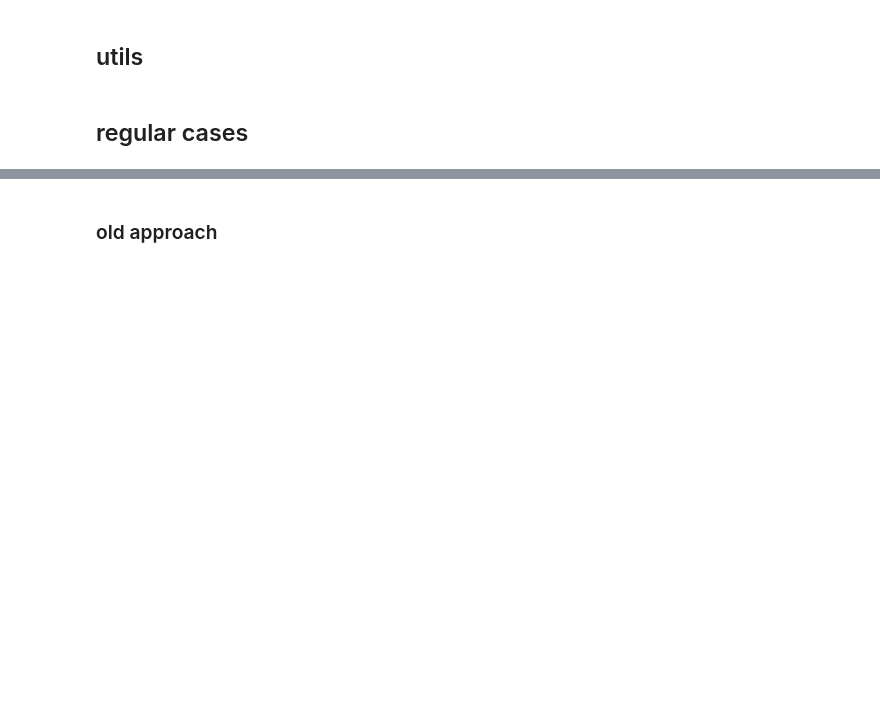
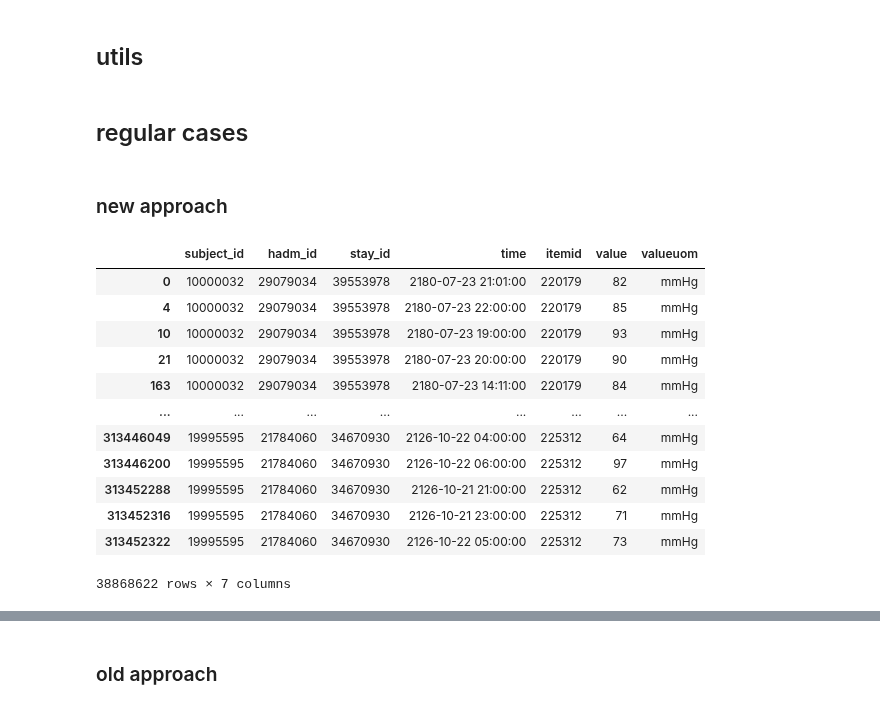
Before and after one commit to oldsandiaz/mimicclif, a Jupyter notebook: code/mimic-to-clif.ipynb, the cells around one changed output, grey strips where cells are left out. Drawn from its saved outputs; the diff is of its cells as text; code cells hidden in the pictures; blank space fills up the shorter version.

```diff
--- a/code/mimic-to-clif.ipynb
+++ b/code/mimic-to-clif.ipynb
@@ -276,0 +299,21 @@ def convert_f_to_c(temp_f):
+# %% [markdown]
+### new approach
+# %%
+# find vital_items_ids
+vitals_items_ids = get_relevant_item_ids(mapping_df = vitals_mapping, decision_col="meas_site_name")
+vitals_events = item_ids_list_to_events_df(vitals_items_ids)
+vitals_events
+# %% [output]
+|  | subject_id | hadm_id | stay_id | time | itemid | value | valueuom |
+| 0 | 10000032 | 29079034 | 39553978 | 2180-07-23 21:01:00 | 220179 | 82 | mmHg |
+| 4 | 10000032 | 29079034 | 39553978 | 2180-07-23 22:00:00 | 220179 | 85 | mmHg |
+| 10 | 10000032 | 29079034 | 39553978 | 2180-07-23 19:00:00 | 220179 | 93 | mmHg |
+| 21 | 10000032 | 29079034 | 39553978 | 2180-07-23 20:00:00 | 220179 | 90 | mmHg |
+| 163 | 10000032 | 29079034 | 39553978 | 2180-07-23 14:11:00 | 220179 | 84 | mmHg |
+| ... | ... | ... | ... | ... | ... | ... | ... |
+| 313446049 | 19995595 | 21784060 | 34670930 | 2126-10-22 04:00:00 | 225312 | 64 | mmHg |
+| 313446200 | 19995595 | 21784060 | 34670930 | 2126-10-22 06:00:00 | 225312 | 97 | mmHg |
+| 313452288 | 19995595 | 21784060 | 34670930 | 2126-10-21 21:00:00 | 225312 | 62 | mmHg |
+| 313452316 | 19995595 | 21784060 | 34670930 | 2126-10-21 23:00:00 | 225312 | 71 | mmHg |
+| 313452322 | 19995595 | 21784060 | 34670930 | 2126-10-22 05:00:00 | 225312 | 73 | mmHg |
+38868622 rows × 7 columns
```
Also changed, not shown: parts of 17 cells of this notebook.
